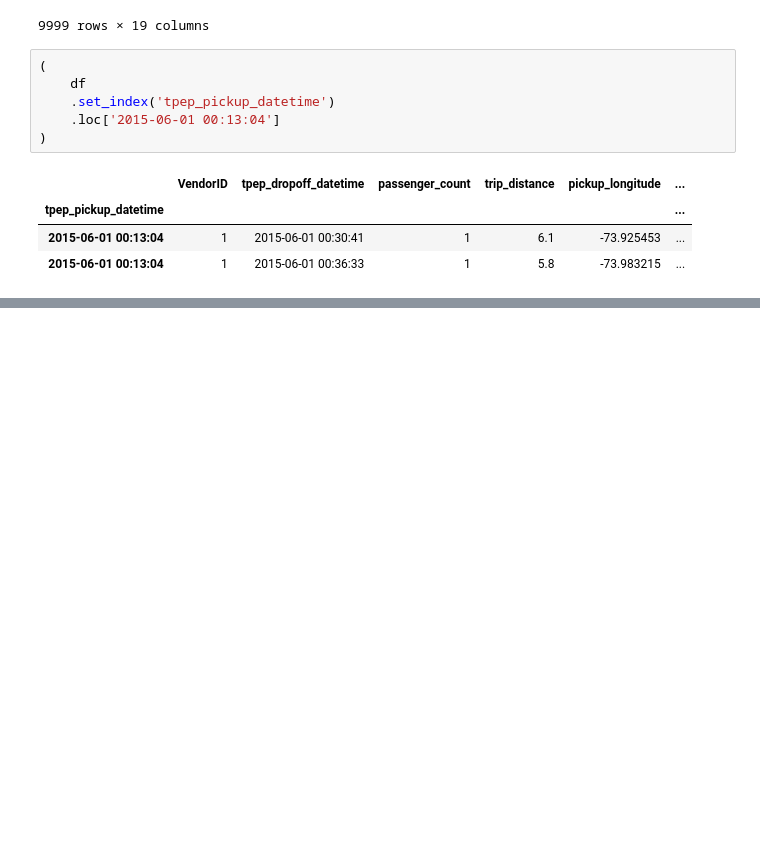
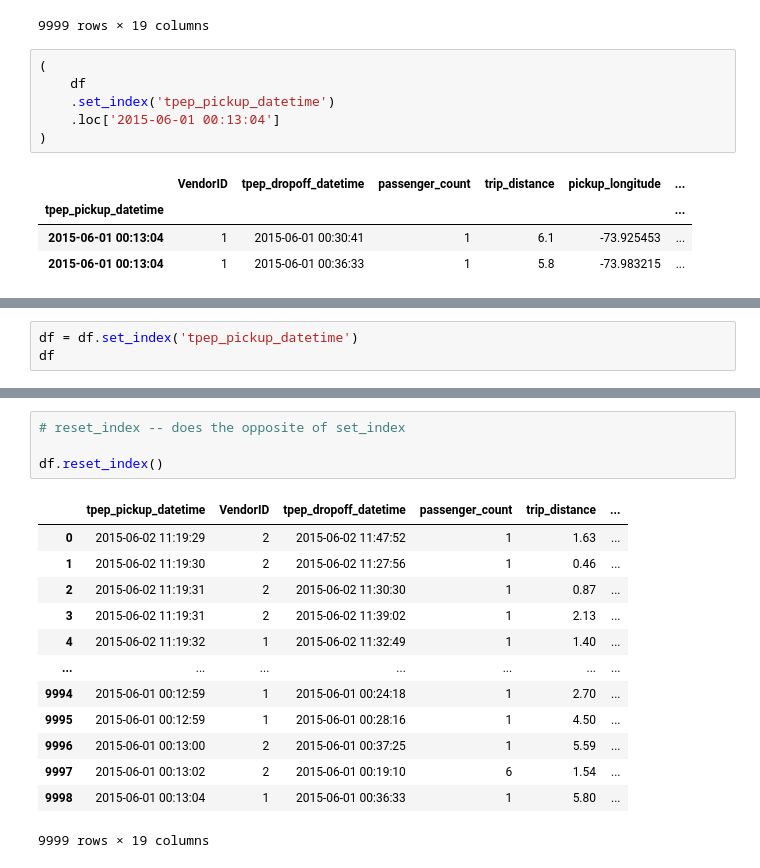
Before and after one commit to reuven/apple-2025-02February-pandas, a Jupyter notebook: 2025-03March-11.ipynb, the cells around one changed output, grey strips where cells are left out. Saved outputs shown, nothing was run; the diff lists cells and outputs as text; blank space fills up the shorter version.

```diff
--- a/2025-03March-11.ipynb
+++ b/2025-03March-11.ipynb
@@ -74,0 +87,3 @@ df
+# %%
+df = df.set_index('tpep_pickup_datetime')
+df
@@ -74,0 +105,18 @@ df
+# %%
+# reset_index -- does the opposite of set_index
+
+df.reset_index()
+# %% [output]
+|  | tpep_pickup_datetime | VendorID | tpep_dropoff_datetime | passenger_count | trip_distance | ... |
+| 0 | 2015-06-02 11:19:29 | 2 | 2015-06-02 11:47:52 | 1 | 1.63 | ... |
+| 1 | 2015-06-02 11:19:30 | 2 | 2015-06-02 11:27:56 | 1 | 0.46 | ... |
+| 2 | 2015-06-02 11:19:31 | 2 | 2015-06-02 11:30:30 | 1 | 0.87 | ... |
+| 3 | 2015-06-02 11:19:31 | 2 | 2015-06-02 11:39:02 | 1 | 2.13 | ... |
+| 4 | 2015-06-02 11:19:32 | 1 | 2015-06-02 11:32:49 | 1 | 1.40 | ... |
+| ... | ... | ... | ... | ... | ... | ... |
+| 9994 | 2015-06-01 00:12:59 | 1 | 2015-06-01 00:24:18 | 1 | 2.70 | ... |
+| 9995 | 2015-06-01 00:12:59 | 1 | 2015-06-01 00:28:16 | 1 | 4.50 | ... |
+| 9996 | 2015-06-01 00:13:00 | 2 | 2015-06-01 00:37:25 | 1 | 5.59 | ... |
+| 9997 | 2015-06-01 00:13:02 | 2 | 2015-06-01 00:19:10 | 6 | 1.54 | ... |
+| 9998 | 2015-06-01 00:13:04 | 1 | 2015-06-01 00:36:33 | 1 | 5.80 | ... |
+9999 rows × 19 columns
```
Also changed, not shown: parts of 3 cells of this notebook.
